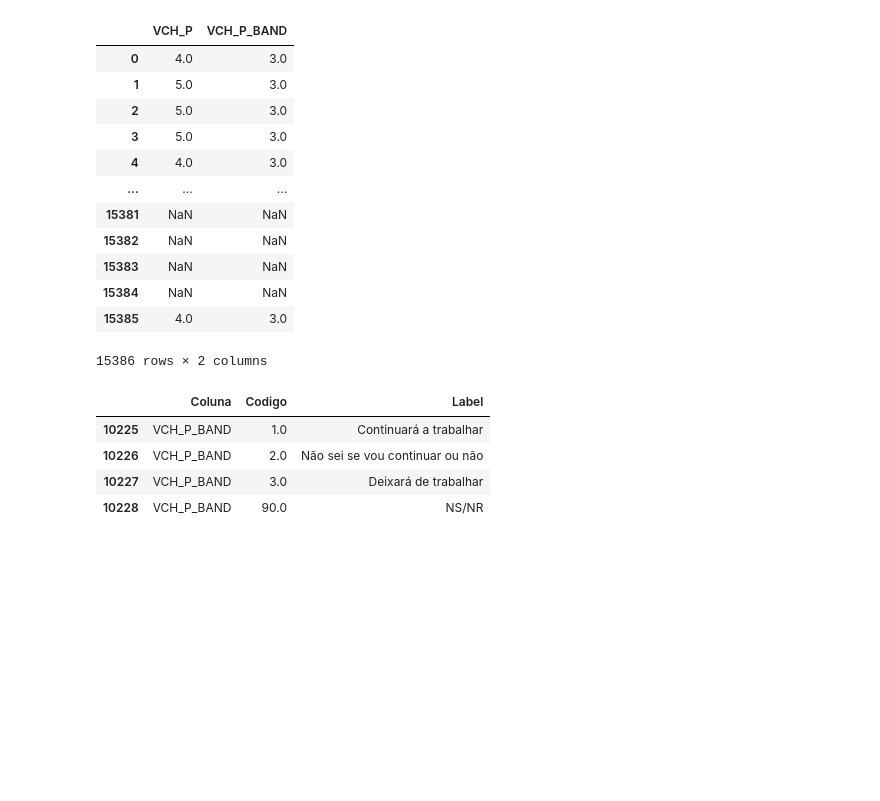
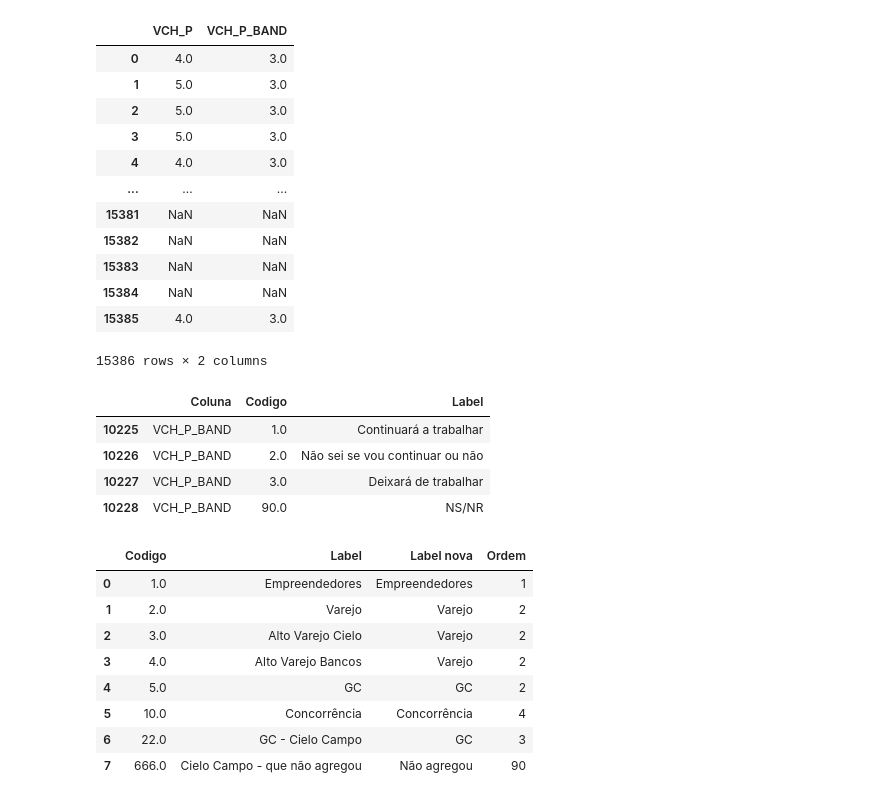
Before and after one commit to RaynerSantos/Processamento-Estatistico, a Jupyter notebook: App_beta/Testes.ipynb, the cells around one changed output. Saved outputs shown, nothing was run; the diff lists cells and outputs as text; code cells hidden in the pictures; blank space fills up the shorter version.

Commit message:
Corrigido a verificação de inconsistência para o Recode de variáveis

```diff
--- a/App_beta/Testes.ipynb
+++ b/App_beta/Testes.ipynb
@@ -706,7 +706,7 @@ lista_labels = lista_labels.iloc[1:, :].copy()
 lista_labels.columns = ['Coluna', 'Codigo', 'Label']
 lista_labels["Coluna"] = lista_labels["Coluna"].ffill().str.strip()
 
-COL = "VCH_C"
+COL = "VSEG_BU"
 COLS = ["VCH_C", "VCH_R", "VCH_G", "VREG"]
 # %%
 print(data[COL].value_counts(dropna=False))
@@ -975,0 +998,17 @@ for col, name_bandeira in dict_name_col_bandeira.items():
+# %%
+dataframe_recode["Label nova"] = ["Empreendedores", "Varejo", "Varejo", "Varejo", "GC", "Concorrência", "GC", "Não agregou"]
+dataframe_recode["Ordem"] = [1, 2, 2, 2,   2,  4, 3, 90]
+dataframe_recode_edited = dataframe_recode.copy()
+dataframe_recode_edited = dataframe_recode_edited.reset_index()
+dataframe_recode_edited = dataframe_recode_edited[["Codigo", "Label", "Label nova", "Ordem"]].copy()
+display(dataframe_recode_edited)
+# %% [output]
+|  | Codigo | Label | Label nova | Ordem |
+| 0 | 1.0 | Empreendedores | Empreendedores | 1 |
+| 1 | 2.0 | Varejo | Varejo | 2 |
+| 2 | 3.0 | Alto Varejo Cielo | Varejo | 2 |
+| 3 | 4.0 | Alto Varejo Bancos | Varejo | 2 |
+| 4 | 5.0 | GC | GC | 2 |
+| 5 | 10.0 | Concorrência | Concorrência | 4 |
+| 6 | 22.0 | GC - Cielo Campo | GC | 3 |
+| 7 | 666.0 | Cielo Campo - que não agregou | Não agregou | 90 |
```
Also changed, not shown: parts of 9 cells of this notebook, 4 other files.
